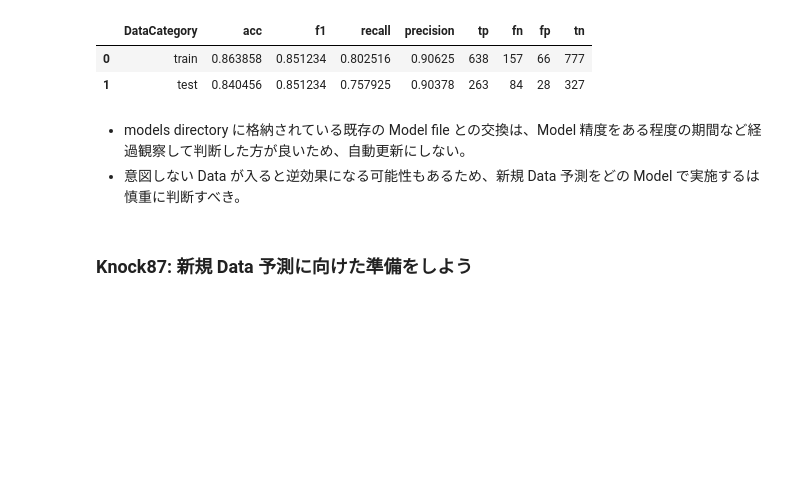
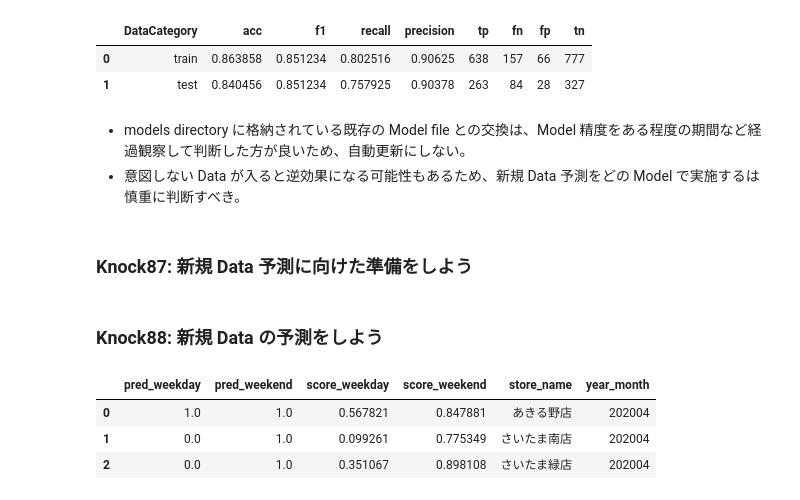
Before and after one commit to 1024xx4/machine_learning_system_100_knocks, a Jupyter notebook: section9/section9.ipynb, the cells around one changed output. Drawn from its saved outputs; the diff is of its cells as text; code cells hidden in the pictures; blank space fills up the shorter version.

Commit message:
Feat: 新規 Data の予測をする#17

```diff
--- a/section9/section9.ipynb
+++ b/section9/section9.ipynb
@@ -393,3 +393,20 @@ with open(model_weekday_path, mode='rb') as f:
 
 with open(model_weekend_path, mode='rb') as f:
     model_weekend = pickle.load(f)
+# %% [markdown]
+### Knock88: 新規 Data の予測をしよう
+# %%
+pred_weekday = model_weekday.predict(X)
+pred_weekend = model_weekend.predict(X)
+pred_proba_weekday = model_weekday.predict_proba(X)[:, 1]
+pred_proba_weekend = model_weekend.predict_proba(X)[:, 1]
+pred = pd.DataFrame({'pred_weekday': pred_weekday, 'pred_weekend': pred_weekend, 'score_weekday': pred_proba_weekday,
+                     'score_weekend': pred_proba_weekend})
+pred.loc[:, 'store_name'] = store_data['store_name']
+pred.loc[:, 'year_month'] = tg_ym
+pred.head(3)
+# %% [output]
+|  | pred_weekday | pred_weekend | score_weekday | score_weekend | store_name | year_month |
+| 0 | 1.0 | 1.0 | 0.567821 | 0.847881 | あきる野店 | 202004 |
+| 1 | 0.0 | 1.0 | 0.099261 | 0.775349 | さいたま南店 | 202004 |
+| 2 | 0.0 | 1.0 | 0.351067 | 0.898108 | さいたま緑店 | 202004 |
```
